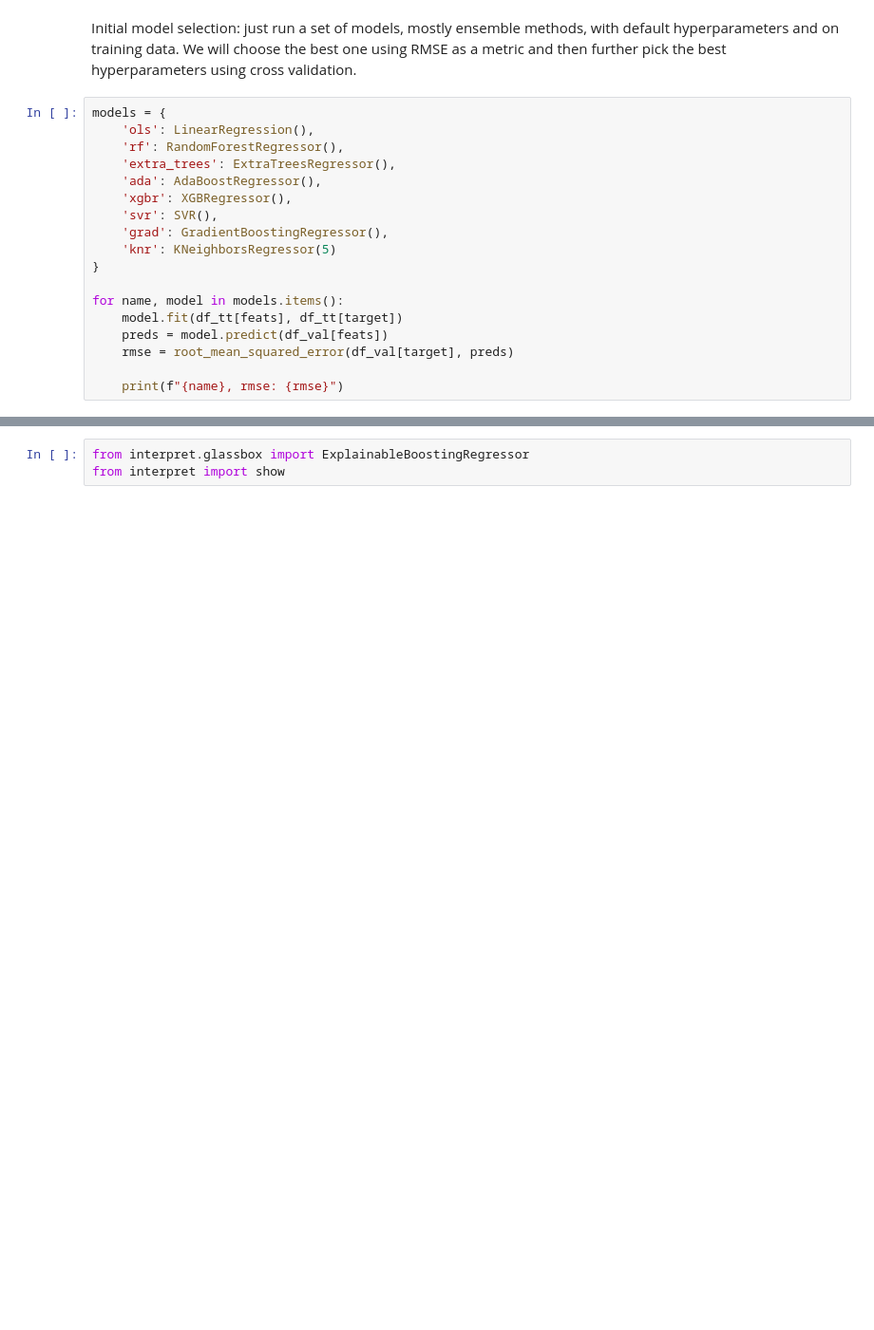
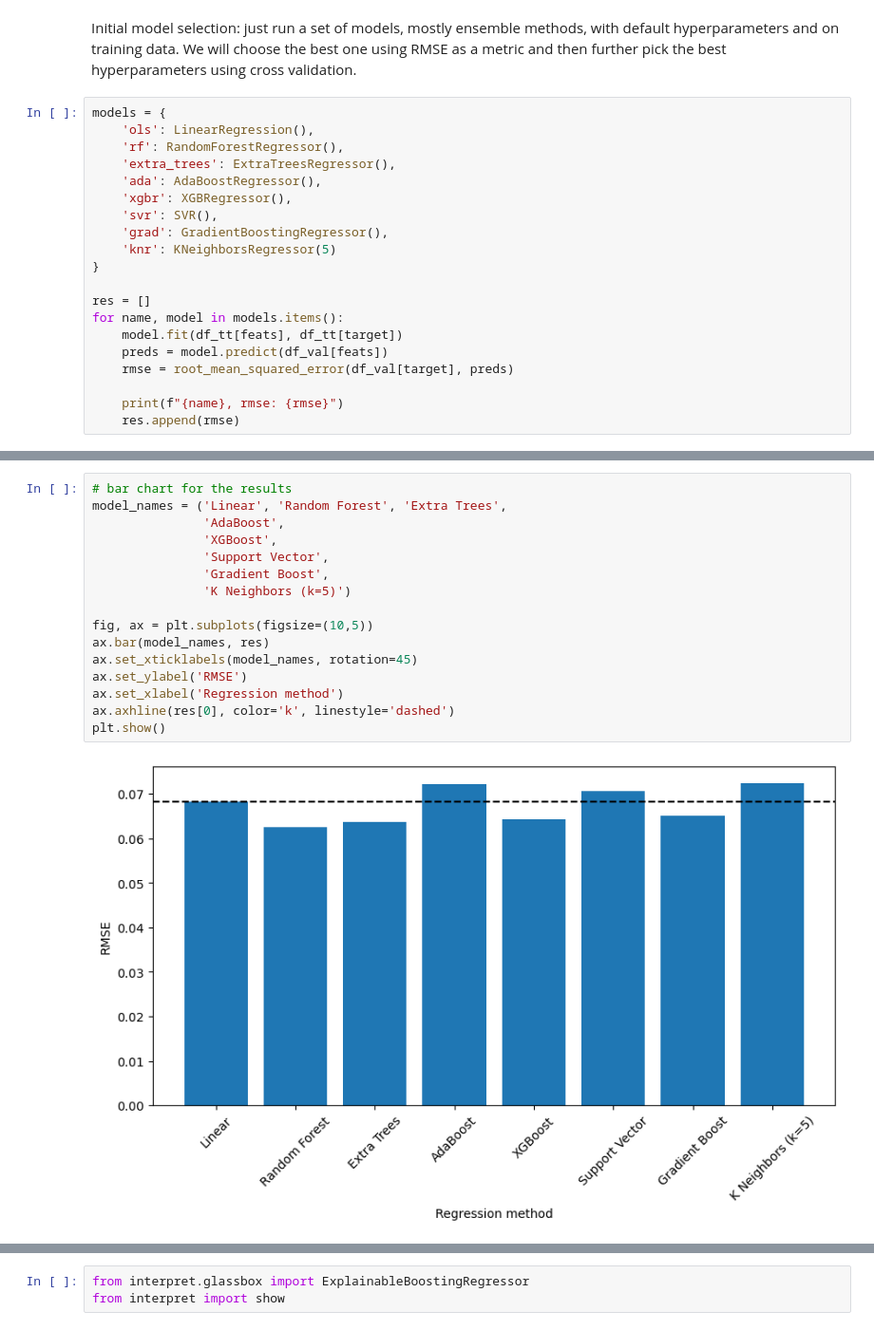
Before and after one commit to ebelchio12/nature-and-conflicts, a Jupyter notebook: 03_models/01_rainfall_gdp_change/ensemble_methods.ipynb, the cells around one changed output, grey strips where cells are left out. Shown: that part at 95% size. Cells and saved outputs as stored; diff of their text form; blank space fills up the shorter version.

```diff
--- a/03_models/01_rainfall_gdp_change/ensemble_methods.ipynb
+++ b/03_models/01_rainfall_gdp_change/ensemble_methods.ipynb
@@ -92,11 +92,13 @@ models = {
     'knr': KNeighborsRegressor(5)
 }
 
+res = []
 for name, model in models.items():
     model.fit(df_tt[feats], df_tt[target])
     preds = model.predict(df_val[feats])
     rmse = root_mean_squared_error(df_val[target], preds)
 
     print(f"{name}, rmse: {rmse}")
+    res.append(rmse)
 # %% [output]
 ols, rmse: 0.06827070330302251
@@ -109,4 +111,22 @@ grad, rmse: 0.06511321756741419
 knr, rmse: 0.07246681820896303
+# %%
+# bar chart for the results
+model_names = ('Linear', 'Random Forest', 'Extra Trees',
+               'AdaBoost',
+               'XGBoost',
+               'Support Vector',
+               'Gradient Boost',
+               'K Neighbors (k=5)')
+
+fig, ax = plt.subplots(figsize=(10,5))
+ax.bar(model_names, res)
+ax.set_xticklabels(model_names, rotation=45)
+ax.set_ylabel('RMSE')
+ax.set_xlabel('Regression method')
+ax.axhline(res[0], color='k', linestyle='dashed')
+plt.show()
+# %% [output]
+[figure, added]
 # %%
 from sklearn.model_selection import GridSearchCV
 
```
Also changed, not shown: parts of 5 cells of this notebook, 2 other files.
